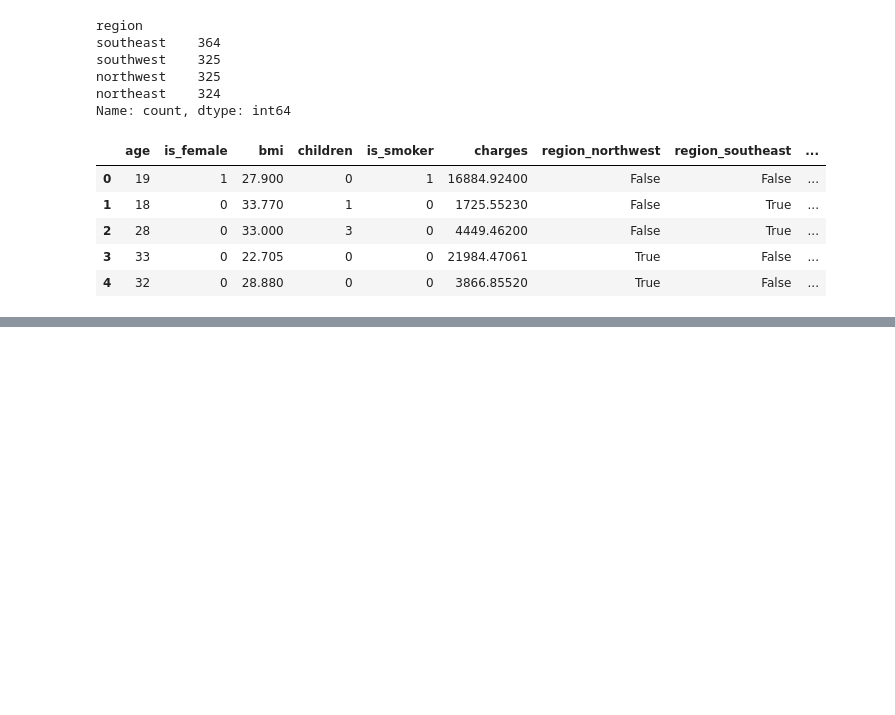
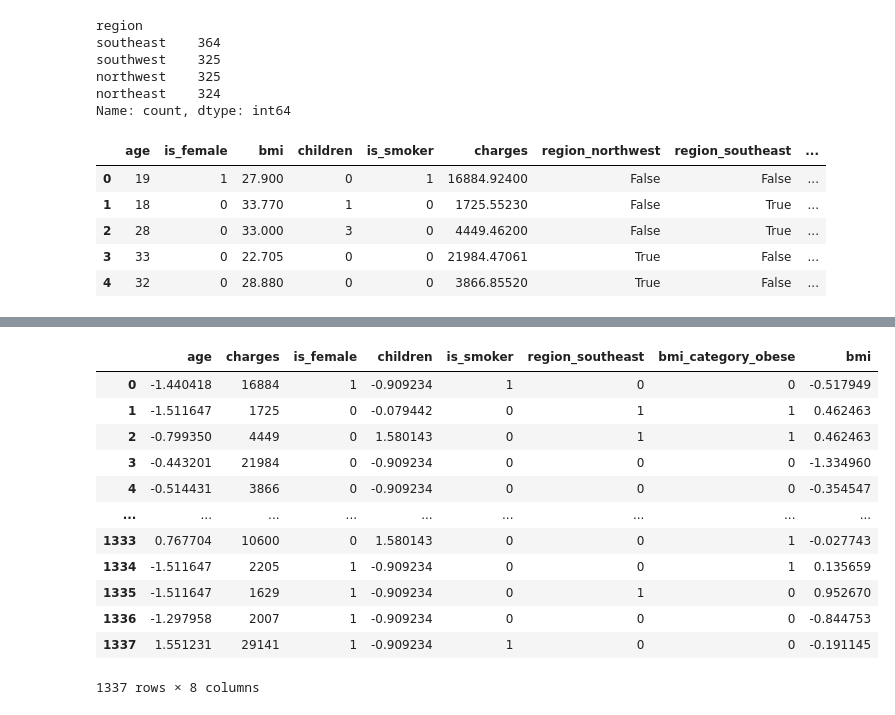
Before and after one commit to Callme-VR/Ai-engineer, a Jupyter notebook: ConceptsofMachineLearning/EDA.ipynb, the cells around one changed output, grey strips where cells are left out. Cells and saved outputs as stored; diff of their text form; code cells hidden in the pictures; blank space fills up the shorter version.

Commit message:
complete the insurance and charges model

```diff
--- a/ConceptsofMachineLearning/EDA.ipynb
+++ b/ConceptsofMachineLearning/EDA.ipynb
@@ -258,0 +282,3 @@ data_cleaned.head()
+# %%
+
+data_cleaned['bmi_category']=pd.cut(data_cleaned['bmi'],bins=[0,18.5,24.9,29.9,34.9,39.9,40],labels=['underweight','normal','overweight','obese','very obese','morbidly obese'])
@@ -258,0 +294,3 @@ data_cleaned.head()
+# %%
+data_cleaned=pd.get_dummies(data_cleaned,columns=['bmi_category'],drop_first=True)
+data_cleaned=data_cleaned.astype(int)
@@ -258,0 +316,5 @@ data_cleaned.head()
+# %%
+from sklearn.preprocessing import StandardScaler
+col=['age','bmi','children']
+scaler=StandardScaler()
+data_cleaned[col]=scaler.fit_transform(data_cleaned[col])
@@ -258,0 +426,29 @@ data_cleaned.head()
+# %%
+final_df = data_cleaned[
+    [
+        'age',
+        'charges',
+        'is_female',
+        'children',
+        'is_smoker',
+        'region_southeast',
+        'bmi_category_obese',
+        'bmi'
+    ]
+]
+
+final_df
+# %% [output]
+|  | age | charges | is_female | children | is_smoker | region_southeast | bmi_category_obese | bmi |
+| 0 | -1.440418 | 16884 | 1 | -0.909234 | 1 | 0 | 0 | -0.517949 |
+| 1 | -1.511647 | 1725 | 0 | -0.079442 | 0 | 1 | 1 | 0.462463 |
+| 2 | -0.799350 | 4449 | 0 | 1.580143 | 0 | 1 | 1 | 0.462463 |
+| 3 | -0.443201 | 21984 | 0 | -0.909234 | 0 | 0 | 0 | -1.334960 |
+| 4 | -0.514431 | 3866 | 0 | -0.909234 | 0 | 0 | 0 | -0.354547 |
+| ... | ... | ... | ... | ... | ... | ... | ... | ... |
+| 1333 | 0.767704 | 10600 | 0 | 1.580143 | 0 | 0 | 1 | -0.027743 |
+| 1334 | -1.511647 | 2205 | 1 | -0.909234 | 0 | 0 | 1 | 0.135659 |
+| 1335 | -1.511647 | 1629 | 1 | -0.909234 | 0 | 1 | 0 | 0.952670 |
+| 1336 | -1.297958 | 2007 | 1 | -0.909234 | 0 | 0 | 0 | -0.844753 |
+| 1337 | 1.551231 | 29141 | 1 | -0.909234 | 1 | 0 | 0 | -0.191145 |
+1337 rows × 8 columns
```
Also changed, not shown: parts of 17 cells of this notebook.
